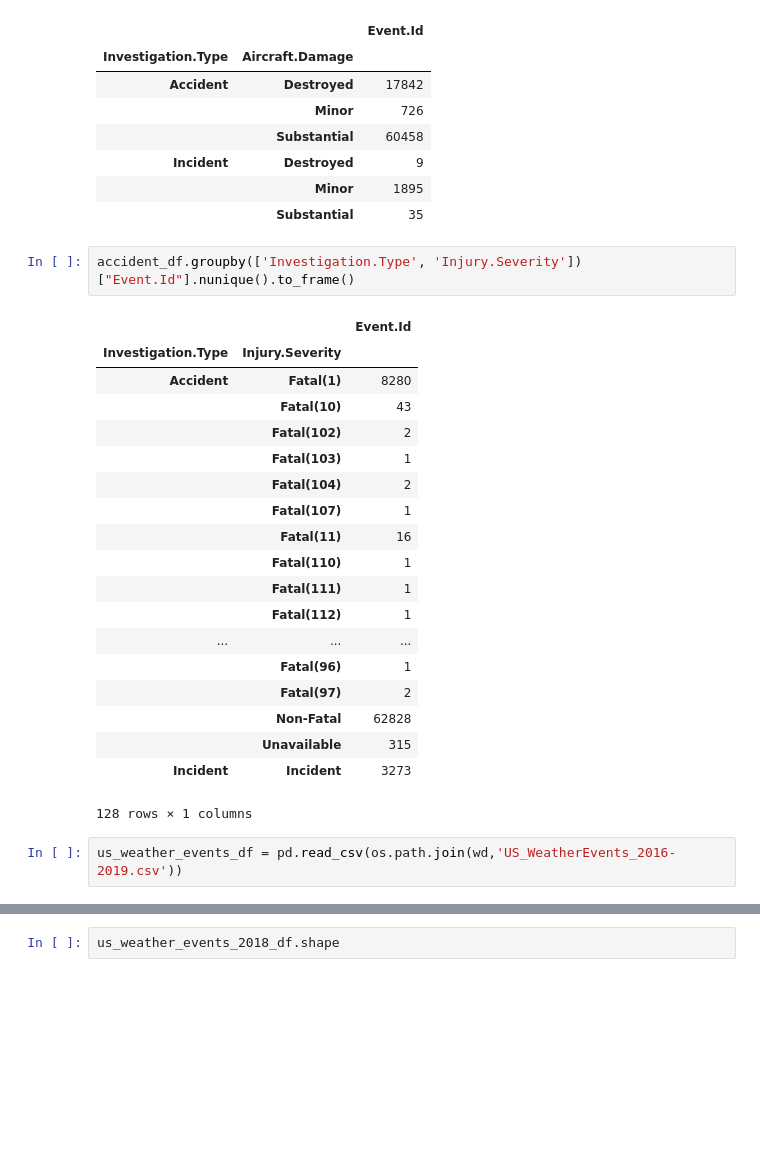
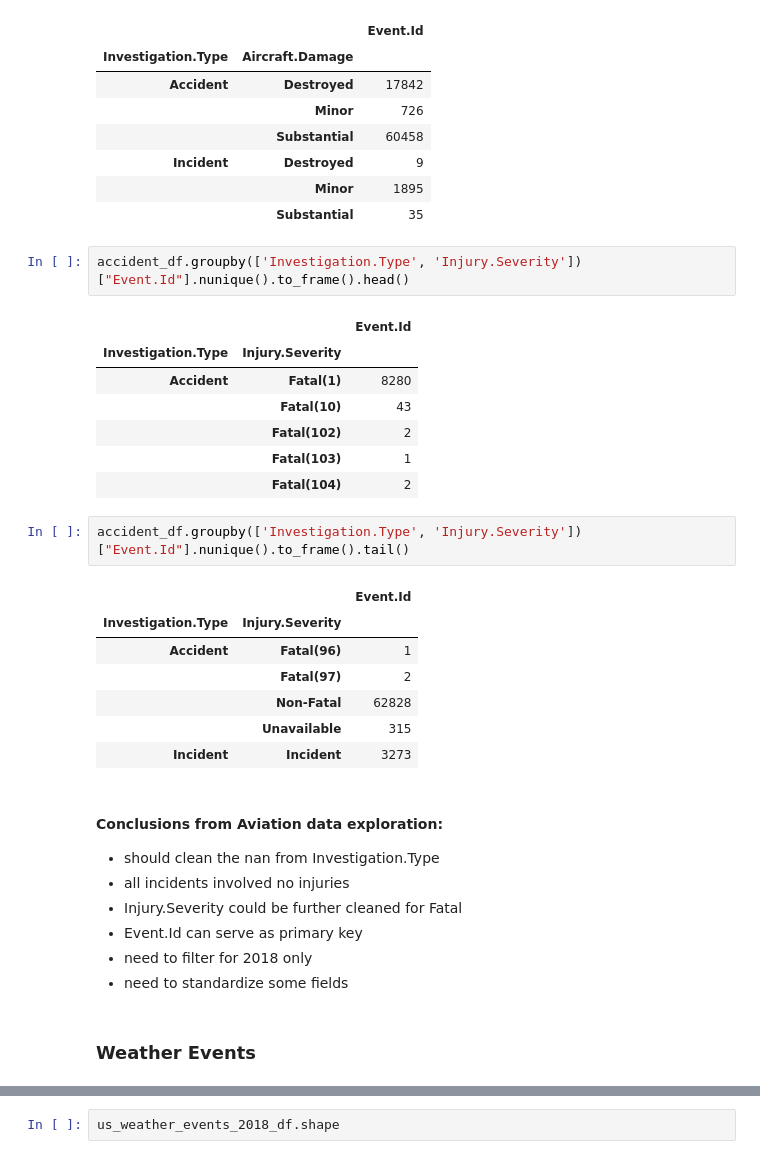
Before and after one commit to tfio17/flight-incident-prediction, a Jupyter notebook: Aviation Accident Prediction.ipynb, the cells around one changed output, grey strips where cells are left out. Drawn from its saved outputs; the diff is of its cells as text; blank space fills up the shorter version.

Commit message:
cleanup documentation, derive fields, preprocess
- Added additional structure and better notes
- created preprocessing section to clean up dataset
- getting closer to final feature set goal

```diff
--- a/Aviation Accident Prediction.ipynb
+++ b/Aviation Accident Prediction.ipynb
@@ -91,29 +174,36 @@ accident_df.groupby(['Investigation.Type', 'Aircraft.Damage'])["Event.Id"].nuniq
 |  | Minor | 1895 |
 |  | Substantial | 35 |
 # %%
-accident_df.groupby(['Investigation.Type', 'Injury.Severity'])["Event.Id"].nunique().to_frame()
+accident_df.groupby(['Investigation.Type', 'Injury.Severity'])["Event.Id"].nunique().to_frame().head()
 # %% [output]
 |  |  | Event.Id |
 | Investigation.Type | Injury.Severity |  |
 | Accident | Fatal(1) | 8280 |
 |  | Fatal(10) | 43 |
 |  | Fatal(102) | 2 |
 |  | Fatal(103) | 1 |
 |  | Fatal(104) | 2 |
-|  | Fatal(107) | 1 |
-|  | Fatal(11) | 16 |
-|  | Fatal(110) | 1 |
-|  | Fatal(111) | 1 |
-|  | Fatal(112) | 1 |
-| ... | ... | ... |
-|  | Fatal(96) | 1 |
-|  | Fatal(97) | 2 |
-|  | Non-Fatal | 62828 |
-|  | Unavailable | 315 |
-| Incident | Incident | 3273 |
-128 rows × 1 columns
-# %%
-us_weather_events_df = pd.read_csv(os.path.join(wd,'US_WeatherEvents_2016-2019.csv'))
+# %%
+accident_df.groupby(['Investigation.Type', 'Injury.Severity'])["Event.Id"].nunique().to_frame().tail()
+# %% [output]
+|  |  | Event.Id |
+| Investigation.Type | Injury.Severity |  |
+| Accident | Fatal(96) | 1 |
+|  | Fatal(97) | 2 |
+|  | Non-Fatal | 62828 |
+|  | Unavailable | 315 |
+| Incident | Incident | 3273 |
+# %% [markdown]
+#### Conclusions from Aviation data exploration:
+
+- should clean the nan from Investigation.Type
+- all incidents involved no injuries
+- Injury.Severity could be further cleaned for Fatal
+- Event.Id can serve as primary key
+- need to filter for 2018 only
+- need to standardize some fields
+# %% [markdown]
+### Weather Events
 # %%
 us_weather_events_df.head()
 # %% [output]
```
Also changed, not shown: parts of 61 cells of this notebook.
